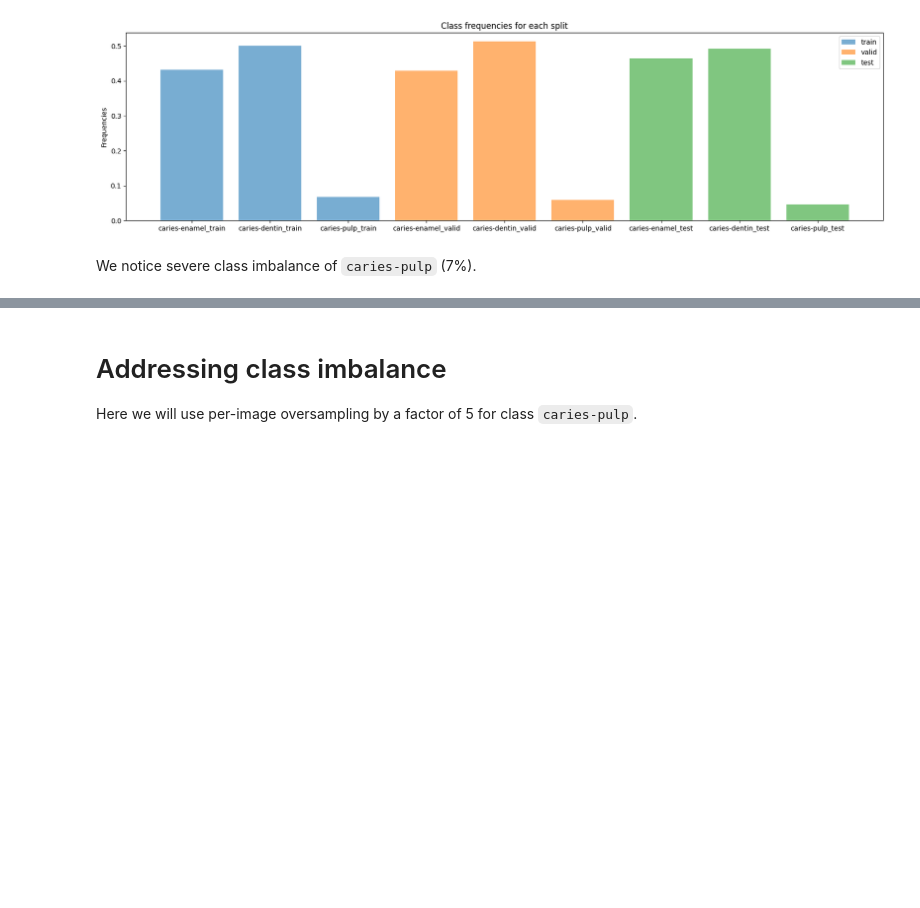
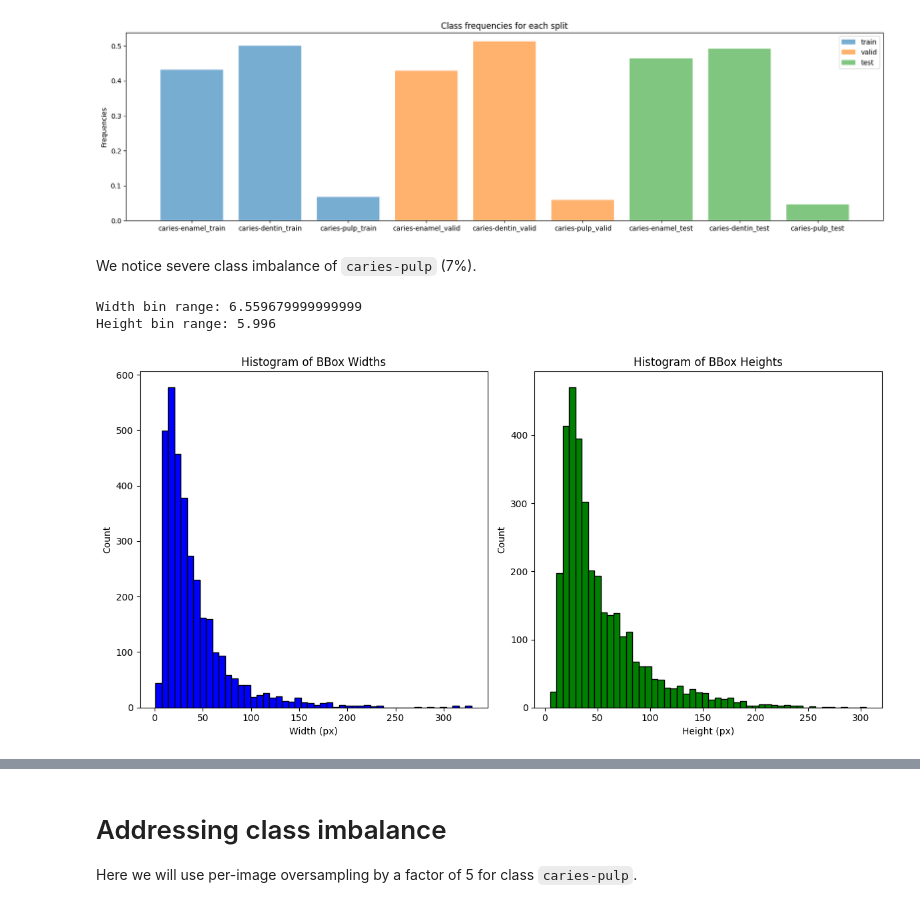
Before and after one commit to Kirk-KD/caries-segmentation, a Jupyter notebook: caries.ipynb, the cells around one changed output, grey strips where cells are left out. Saved outputs shown, nothing was run; the diff lists cells and outputs as text; code cells hidden in the pictures; blank space fills up the shorter version.

```diff
--- a/caries.ipynb
+++ b/caries.ipynb
@@ -205,3 +208,40 @@ caries-pulp: 0.07
 [figure]
 # %% [markdown]
 We notice severe class imbalance of `caries-pulp` (7%).
+# %%
+dataset_dicts = DatasetCatalog.get("train")
+
+widths, heights = [], []
+for d in dataset_dicts:
+    for ann in d["annotations"]:
+        x, y, w, h = ann["bbox"]
+        widths.append(w)
+        heights.append(h)
+
+plt.figure(figsize=(12, 6))
+
+plt.subplot(1, 2, 1)
+plt.hist(widths, bins=50, color="blue", edgecolor="black")
+plt.xlabel("Width (px)")
+plt.ylabel("Count")
+plt.title("Histogram of BBox Widths")
+
+plt.subplot(1, 2, 2)
+num_bins = 50
+plt.hist(heights, bins=num_bins, color="green", edgecolor="black")
+plt.xlabel("Height (px)")
+plt.ylabel("Count")
+plt.title("Histogram of BBox Heights")
+
+width_range = (max(widths) - min(widths)) / num_bins
+height_range = (max(heights) - min(heights)) / num_bins
+
+print("Width bin range:", width_range)
+print("Height bin range:", height_range)
+
+plt.tight_layout()
+plt.show()
+# %% [output]
+Width bin range: 6.559679999999999
+Height bin range: 5.996
+[figure, added]
```
Also changed, not shown: parts of 12 cells of this notebook.
